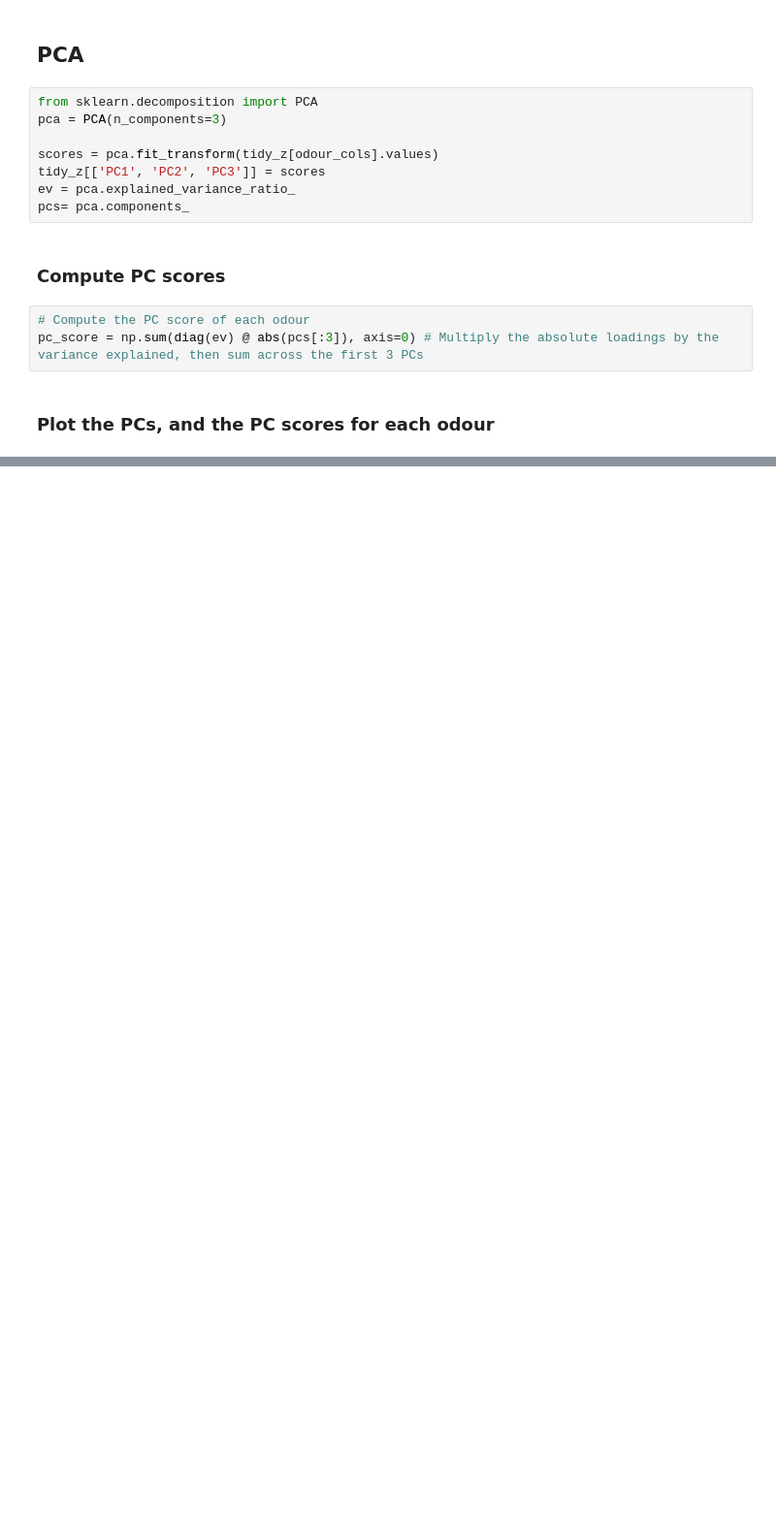
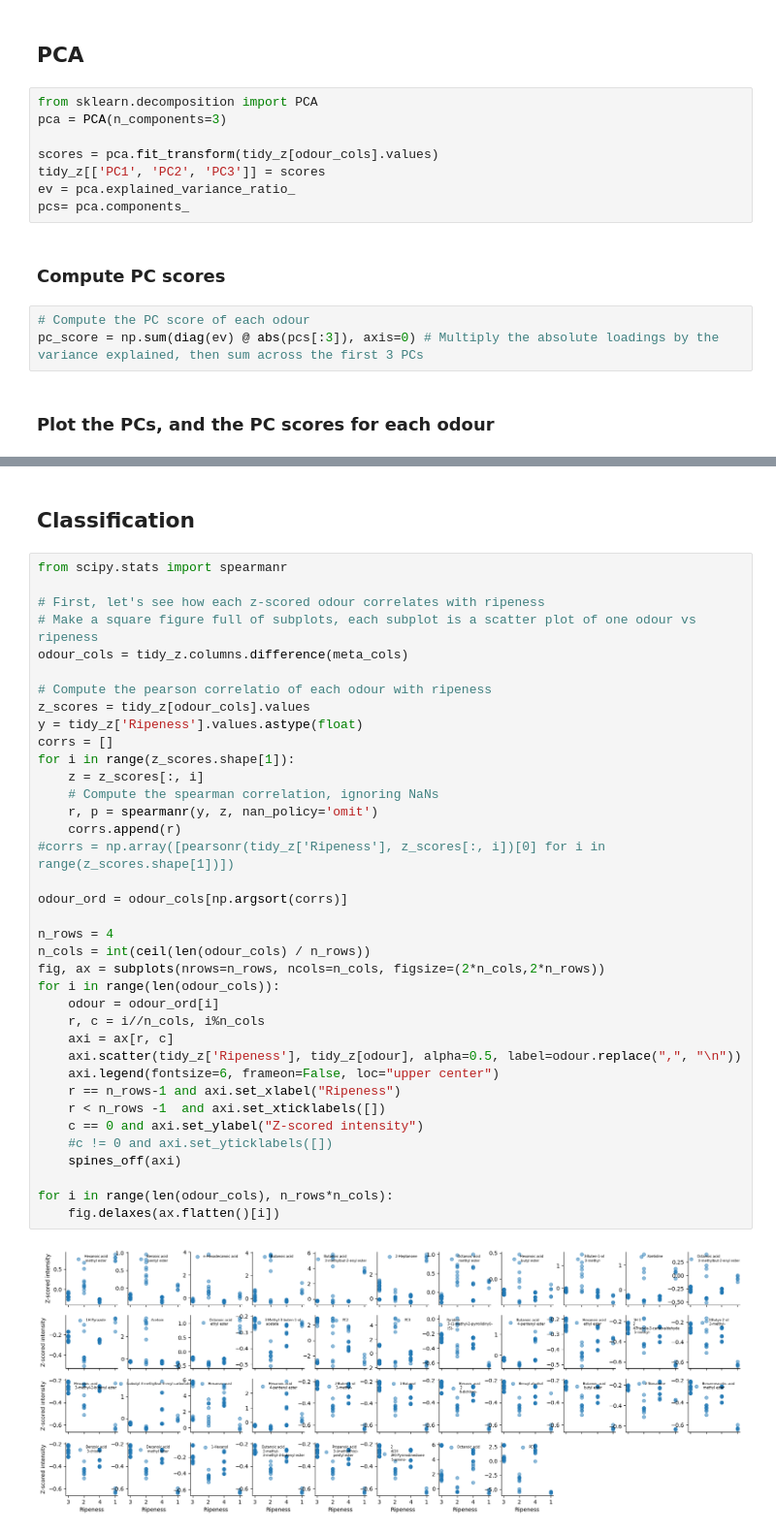
Before and after one commit to stootoon/lucia-natural-odour-stats, a Jupyter notebook: sechellia-demo.ipynb, the cells around one changed output, grey strips where cells are left out. Shown at 97% size. Cells and saved outputs as stored; diff of their text form; blank space fills up the shorter version.

```diff
--- a/sechellia-demo.ipynb
+++ b/sechellia-demo.ipynb
@@ -136,0 +148,41 @@ ax[-1].set_ylabel('PC score')
+# %% [markdown]
+## Classification
+# %%
+from scipy.stats import spearmanr
+
+# First, let's see how each z-scored odour correlates with ripeness
+# Make a square figure full of subplots, each subplot is a scatter plot of one odour vs ripeness
+odour_cols = tidy_z.columns.difference(meta_cols)
+
+# Compute the pearson correlatio of each odour with ripeness
+z_scores = tidy_z[odour_cols].values
+y = tidy_z['Ripeness'].values.astype(float)
+corrs = []
+for i in range(z_scores.shape[1]):
+    z = z_scores[:, i]
+    # Compute the spearman correlation, ignoring NaNs
+    r, p = spearmanr(y, z, nan_policy='omit')
+    corrs.append(r)
+#corrs = np.array([pearsonr(tidy_z['Ripeness'], z_scores[:, i])[0] for i in range(z_scores.shape[1])])
+
+odour_ord = odour_cols[np.argsort(corrs)]
+
+n_rows = 4
+n_cols = int(ceil(len(odour_cols) / n_rows))
+fig, ax = subplots(nrows=n_rows, ncols=n_cols, figsize=(2*n_cols,2*n_rows))
+for i in range(len(odour_cols)):
+    odour = odour_ord[i]
+    r, c = i//n_cols, i%n_cols
+    axi = ax[r, c]
+    axi.scatter(tidy_z['Ripeness'], tidy_z[odour], alpha=0.5, label=odour.replace(",", "\n"))
+    axi.legend(fontsize=6, frameon=False, loc="upper center")
+    r == n_rows-1 and axi.set_xlabel("Ripeness")
+    r < n_rows -1  and axi.set_xticklabels([])
+    c == 0 and axi.set_ylabel("Z-scored intensity")
+    #c != 0 and axi.set_yticklabels([])
+    spines_off(axi)
+
+for i in range(len(odour_cols), n_rows*n_cols):
+    fig.delaxes(ax.flatten()[i])
+# %% [output]
+[figure, added]
```
Also changed, not shown: parts of 4 cells of this notebook.
